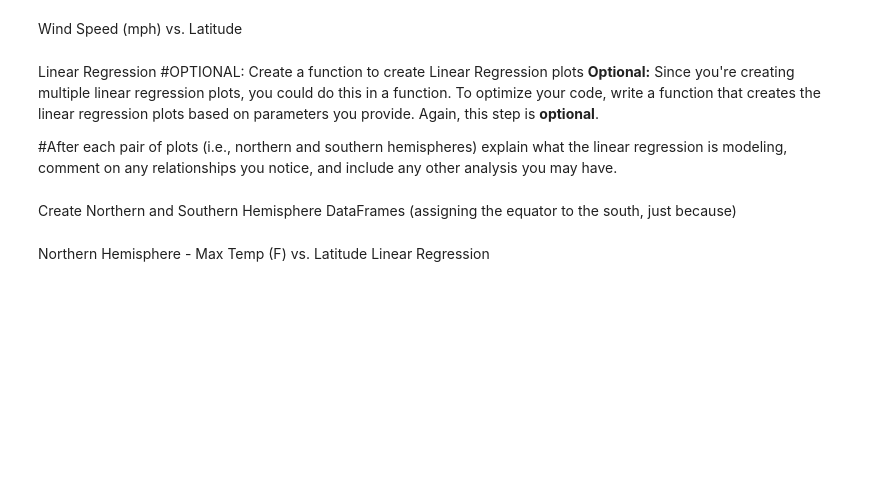
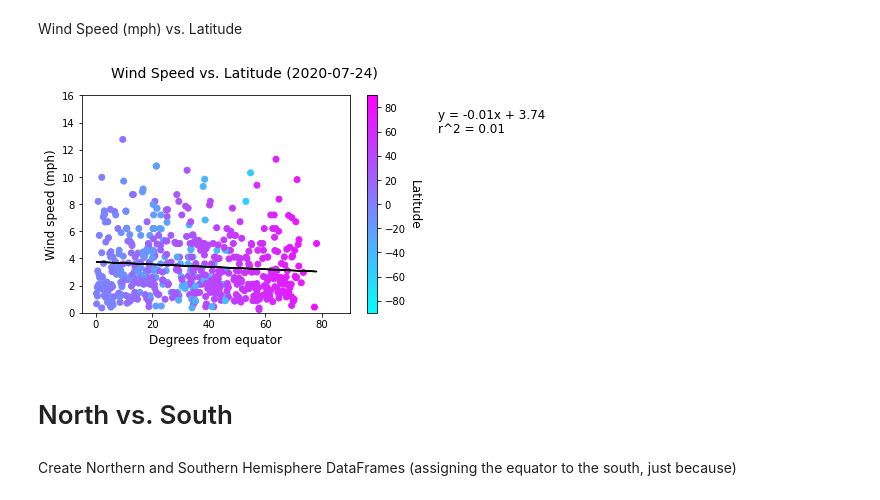
Before and after one commit to bjmacgreg/python-api-challenge, a Jupyter notebook: WeatherPy/WeatherPy.ipynb, the cells around one changed output. Drawn from its saved outputs; the diff is of its cells as text; code cells hidden in the pictures; blank space fills up the shorter version.

```diff
--- a/WeatherPy/WeatherPy.ipynb
+++ b/WeatherPy/WeatherPy.ipynb
@@ -308,47 +364,40 @@ plt.show()
 # %% [markdown]
 Wind Speed (mph) vs. Latitude
 # %%
+#Set colorbar parameters
 colors = plt.set_cmap('cool')
 norm = mcolors.TwoSlopeNorm(vmin=-90, vcenter=0, vmax=90)
 
-vmin = -90
-vmax = 90
-vcenter = 0
-
+#Calculate linear regression
 y_values = cities_df["Wind_speed_mph"]
 x_values = abs(cities_df["Lat"])
 (slope, intercept, rvalue, pvalue, stderr) = linregress(x_values, y_values)
 regress_values = x_values * slope + intercept
 line_eq = "y = " + str(round(slope,2)) + "x + " + str(round(intercept,2))
 
+#Plot weather data
 plt.scatter(x_values,y_values, c=cities_df.Lat, cmap=colors, norm=norm)
 plt.xlim(-5, 90)
 plt.ylim(0, 16)
+
+#Add and label colorbar
 colorbar = plt.colorbar()
-colorbar.set_label('Latitude', rotation=270, size = 12)
+colorbar.set_label('Latitude', rotation=270, size = 12, labelpad=15)
 
-plt.plot(x_values,regress_values,"k-")
-plt.annotate(line_eq,(0,15),fontsize=12,color="black")
-r2 = (rvalue**2).round(decimals=2)
-r2_text = (f"r^2 = {r2}")
-plt.annotate(r2_text, (0,14),fontsize=12,color="black")
-plt.xlabel('Degrees from equator (Pink N, Aqua S)', size=12)
+#Plot and annotate linear regression
+plt_lin_reg(x_values, regress_values, line_eq, rvalue)
+
+#Add labels
+plt.xlabel('Degrees from equator', size=12)
 plt.ylabel('Wind speed (mph)', size=12)
-plt.suptitle('Wind Speed vs. Latitude', size=14)
+plt.suptitle((f"Wind Speed vs. Latitude ({date})"), size=14)
 
-#print(f"The r-squared is: {rvalue**2}")
-
+#Save to file and print to screen
 plt.savefig('../output_data/Fig4_Wind_speed_vs_latitude.png')
 plt.show()
+# %% [output]
+[figure, added]
-# %% [markdown]
-Linear Regression
-#OPTIONAL: Create a function to create Linear Regression plots
-**Optional:** Since you're creating multiple linear regression plots, you could do this in a function. To optimize
-your code, write a function that creates the linear regression plots based on parameters you provide.
-Again, this step is **optional**.
-
-
-#After each pair of plots (i.e., northern and southern hemispheres) explain what the linear regression is modeling,
-comment on any relationships you notice, and include any other analysis you may have.
+# %% [markdown]
+# North vs. South
 # %% [markdown]
 Create Northern and Southern Hemisphere DataFrames (assigning the equator to the south, just because)
@@ -360,2 +403,0 @@ NH_cities_df
-# %% [markdown]
-Northern Hemisphere - Max Temp (F) vs. Latitude Linear Regression
```
Also changed, not shown: parts of 58 cells of this notebook, 13 other files.
